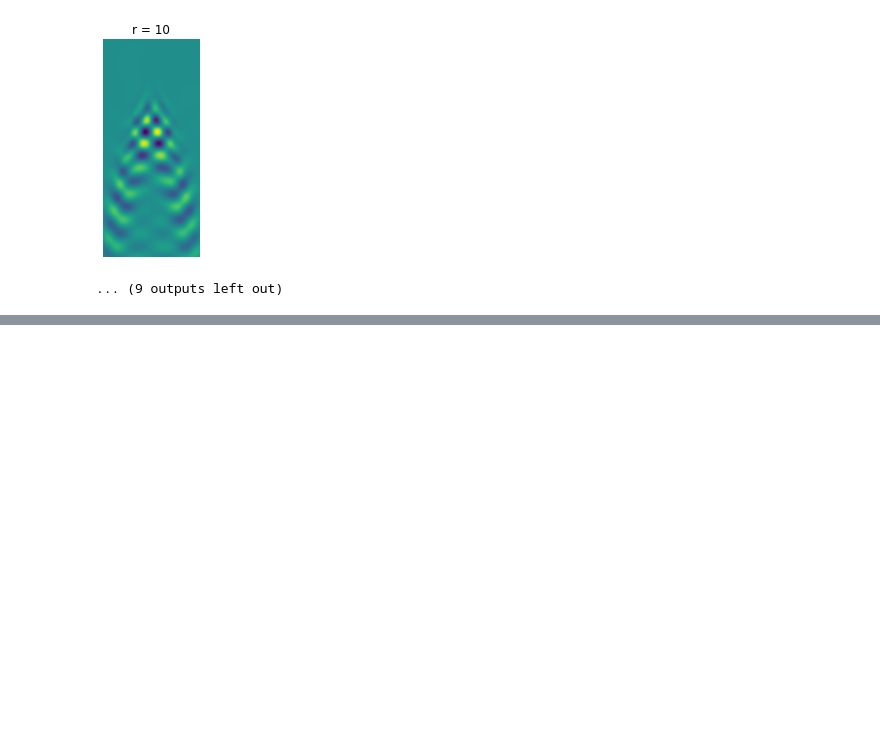
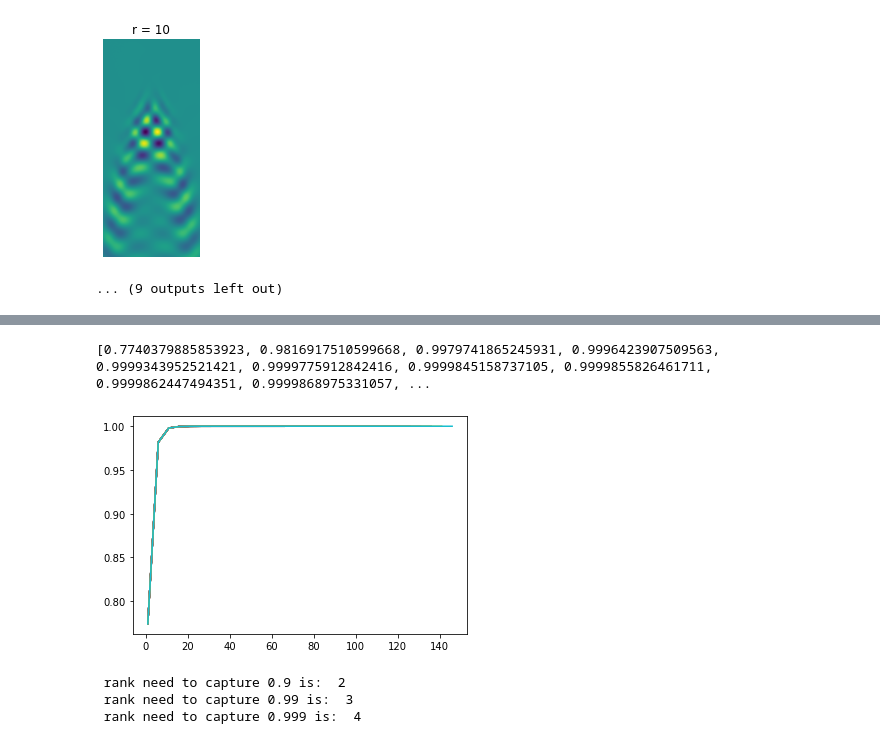
Before and after one commit to jaekimuh/PatternRec_Kim, a Jupyter notebook: HW_1.7.ipynb, the cells around one changed output, grey strips where cells are left out. Cells and saved outputs as stored; diff of their text form; code cells hidden in the pictures; blank space fills up the shorter version.

```diff
--- a/HW_1.7.ipynb
+++ b/HW_1.7.ipynb
@@ -64,0 +131,20 @@ for i in range(20):
+# %%
+r_val =[]
+cumSum = []
+for i in range(1, 150, 5):
+    cumSum.append(np.cumsum(S)[i-1]/np.sum(S))
+    r_val.append(i)
+
+    plt.plot(r_val, cumSum)
+print(cumSum)
+# %% [output]
+[0.7740379885853923, 0.9816917510599668, 0.9979741865245931, 0.9996423907509563, 0.9999343952521421, 0.9999775912842416, 0.9999845158737105, 0.9999855826461711, 0.9999862447494351, 0.9999868975331057, ...
+[figure, added]
+# %%
+for p in [0.9, 0.99, 0.999]:
+    r_needed = next(k for k, value in enumerate(cumSum) if value > p)
+    print(f" rank need to capture {p} is: ", r_val[r_needed])
+# %% [output]
+ rank need to capture 0.9 is:  2
+ rank need to capture 0.99 is:  3
+ rank need to capture 0.999 is:  4
```
Also changed, not shown: parts of 21 cells of this notebook.
